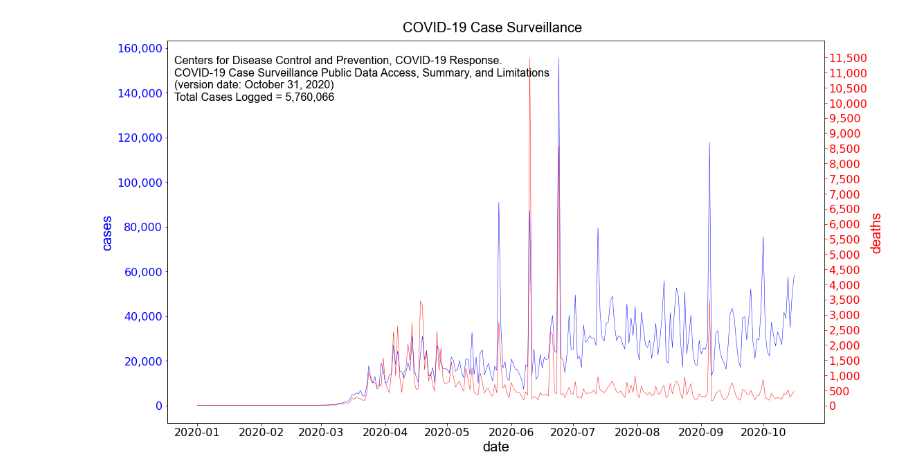
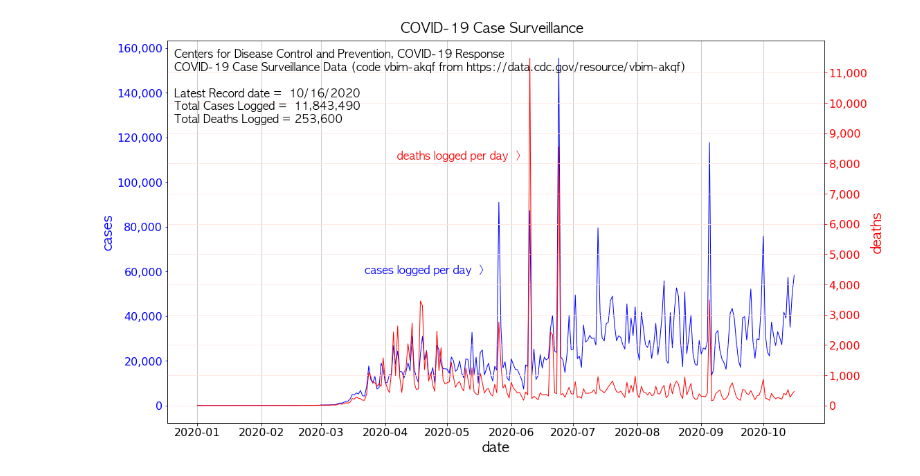
Before and after one commit to bethanysciences/Jupyter_Notebooks, a Jupyter notebook: covid19.ipynb, the cells around one changed output. Saved outputs shown, nothing was run; the diff lists cells and outputs as text; code cells hidden in the pictures.

```diff
--- a/covid19.ipynb
+++ b/covid19.ipynb
@@ -21,0 +9,15 @@ import seaborn as sns
+# %%
+import os
+import numpy as np
+import pandas as pd
+import matplotlib.pyplot as plt
+import matplotlib.backends.backend_pdf
+import matplotlib.font_manager as font_manager
+import matplotlib as mpl
+import seaborn as sns
+from sodapy import Socrata                                # https://github.com/xmunoz/sodapy/blob/master/examples/basic_queries.ipynb
+socrata_domain = 'data.cdc.gov'                           # obtain app token at https://opendata.socrata.com/signup
+f = open(".sodapy", "r")                                  # store token in this file (first line - no <CR>)
+socrata_apptoken = f.read()
+client = Socrata(socrata_domain, socrata_apptoken)
+# pd.options.display.float_format = '{:,.0f}'.format      # print all floats as commas and drop decemals
@@ -100,30 +151,44 @@ dtype: object
 # %%
+# VISUALIZATION
+
+legend = 'Centers for Disease Control and Prevention, COVID-19 Response\nCOVID-19 Case Surveillance Data (code vbim-akqf from https://data.cdc.gov/resource/vbim-akqf)\n\nLatest Record date =  ' + df.index.max().strftime("%m/%d/%Y") + '\nTotal Cases Logged =  ' + cases + '\nTotal Deaths Logged = '+ deaths
+
+sur_cases_day  = 'cases logged per day  >'
+sur_deaths_day = 'deaths logged per day  >'
+
 fig, ax = plt.subplots(figsize=(16,9))
-fig.suptitle('COVID-19 Case Surveillance', fontname = 'Arial', size=20)
-fig.text(0.01, 0.9, legend, ha = 'left', va = 'center', transform = ax.transAxes, fontname = 'Arial',size = 16)
+fig.suptitle('COVID-19 Case Surveillance', fontname = 'AppleGothic', size=20)
+fig.text(0.01, 0.88, legend, ha = 'left', va = 'center', transform = ax.transAxes, fontname = 'AppleGothic',size = 16)
 ax.set_alpha(0.0)
 sns.despine(top = True, right = True, left = False, bottom = False)
-ax.plot(sumcases_df.cdc_report_dt, sumcases_df.current_status, color = 'blue', linewidth = .5)
+ax.plot(sumcases_df.cdc_report_dt, sumcases_df.current_status, color = 'blue', linewidth = 1)
 
-ax.set_xlabel('date', color = 'black', fontname = 'Arial', size = 20)
+ax.grid(b=None, which='both', axis='x', color = 'silver')
+
+ax.set_xlabel('date', color = 'black', fontname = 'AppleGothic', size = 20)
 ax.tick_params(labelsize = 16, color = 'black', axis = 'x', colors = 'black')
 
-ax.set_ylabel('cases', color = 'blue', fontname = 'Arial', size = 20)
+ax.set_ylabel('cases', color = 'blue', fontname = 'AppleGothic', size = 20)
 ax.tick_params(labelsize = 16, color = 'blue', axis = 'y', colors = 'blue')
 ax.yaxis.set_major_formatter(mpl.ticker.StrMethodFormatter('{x:,.0f}'))
 
 ax2=ax.twinx()
-ax2.set_ylabel('deaths', color = 'red', fontname = 'Arial', size = 20)
-ax2.yaxis.set_ticks(np.arange(0, 12000, 500))
+ax2.set_ylabel('deaths', color = 'red', fontname = 'AppleGothic', size = 20)
+ax2.yaxis.set_ticks(np.arange(0, 12000, 1000))
 ax2.tick_params(labelsize = 16, axis = 'y', colors = 'red')
 ax2.yaxis.set_major_formatter(mpl.ticker.StrMethodFormatter('{x:,.0f}'))
 
-ax2.plot(sumdeaths_df.cdc_report_dt, sumdeaths_df.death_yn, color = 'red', linewidth = .5)
+ax2.grid(b=None, which='major', axis='both', color = 'mistyrose')
+
+ax2.plot(sumdeaths_df.cdc_report_dt, sumdeaths_df.death_yn, color = 'red', linewidth = 1)
+
+fig.text(0.35, 0.7, sur_deaths_day, ha = 'left', va = 'center', transform = ax.transAxes, color = 'red', fontname = 'AppleGothic', size = 16)
+fig.text(0.3, 0.4, sur_cases_day, ha = 'left', va = 'center', transform = ax.transAxes, color = 'blue', fontname = 'AppleGothic', size = 16)
 
 plt.tight_layout()
 plt.show()
 
-ax.figure.savefig('img/covid-19_cases_deaths_OCT2020.svg', dpi=96, transparent=True)
-ax.figure.savefig('img/covid-19_cases_deaths_OCT2020.png', dpi=96, transparent=True)
+ax.figure.savefig('img/cdc_covid-19_case_surveillance_' + df.index.max().strftime("%Y%m%d") + '.svg', dpi=96, transparent=True)
+ax.figure.savefig('img/cdc_covid-19_case_surveillance_' + df.index.max().strftime("%Y%m%d") + '.png', dpi=96, transparent=True)
 # %% [output]
-[figure, old version]
+[figure, new version]
```
Also changed, not shown: parts of 8 cells of this notebook, 8 other files.
